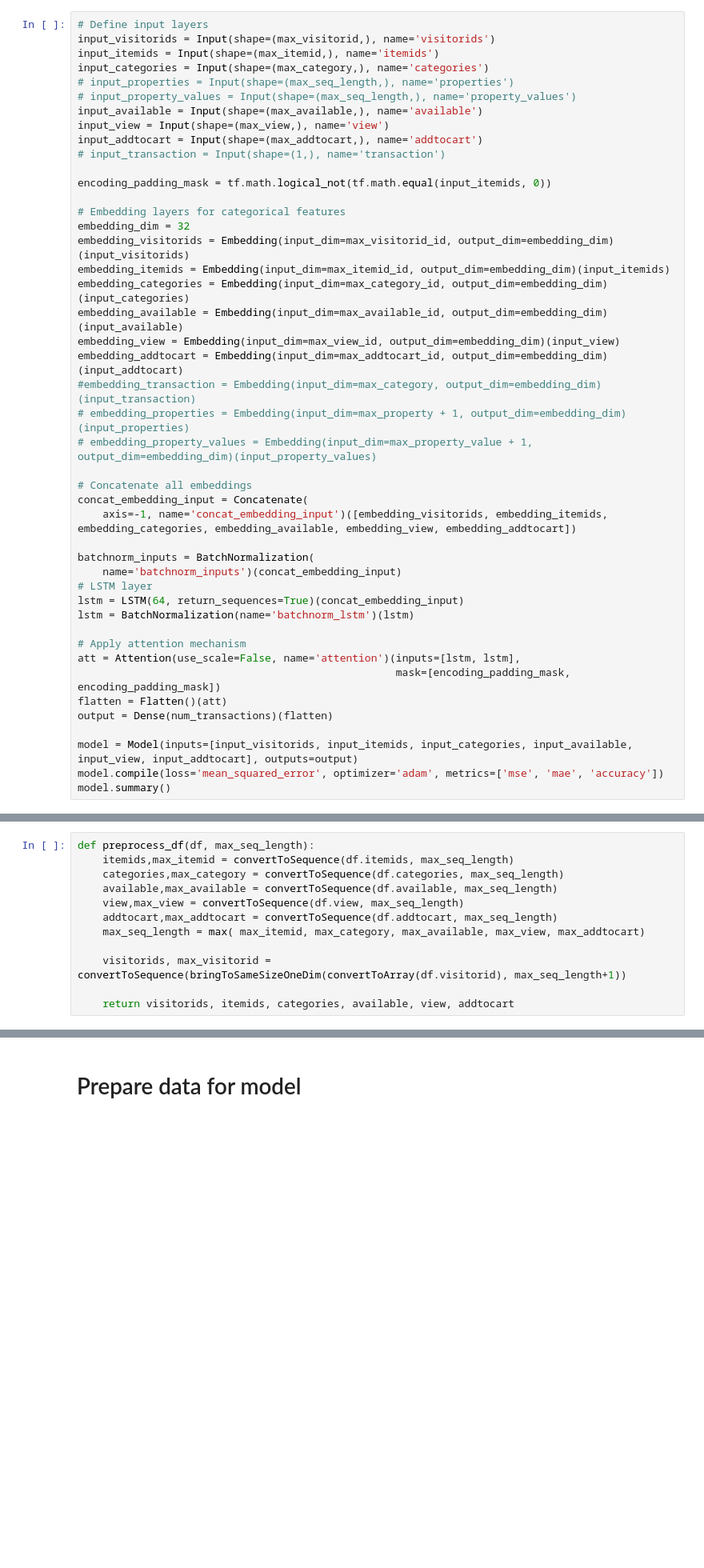
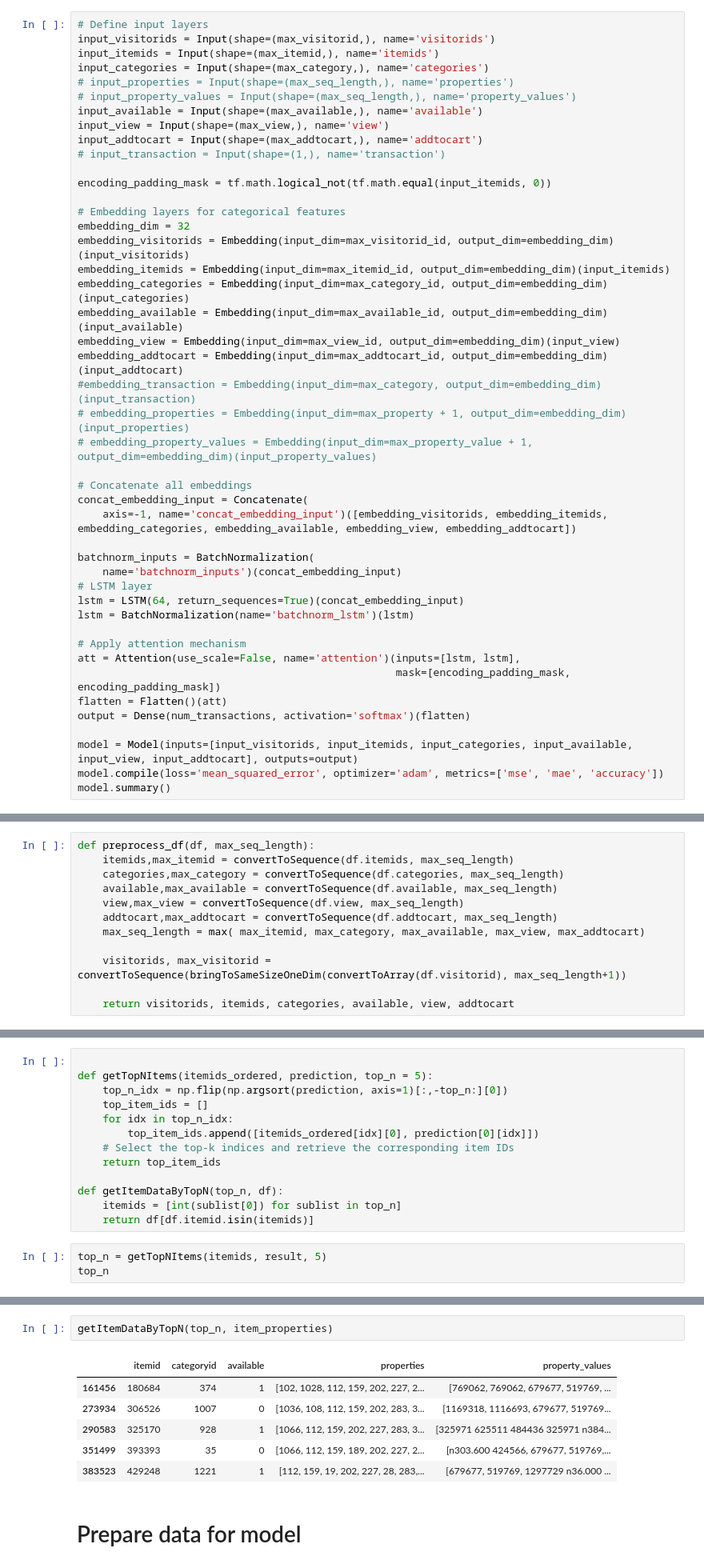
Before and after one commit to tomhuber96/master-thesis-practical-part, a Jupyter notebook: DL/retailrocket/detail_rocket_lstm_attention2.ipynb, the cells around one changed output, grey strips where cells are left out. Shown at 80% size. Saved outputs shown, nothing was run; the diff lists cells and outputs as text; blank space fills up the shorter version.

Commit message:
feat(rnn): detailrocket create prediction

```diff
--- a/DL/retailrocket/detail_rocket_lstm_attention2.ipynb
+++ b/DL/retailrocket/detail_rocket_lstm_attention2.ipynb
@@ -259,7 +259,7 @@ lstm = BatchNormalization(name='batchnorm_lstm')(lstm)
 att = Attention(use_scale=False, name='attention')(inputs=[lstm, lstm],
                                                    mask=[encoding_padding_mask, encoding_padding_mask])
 flatten = Flatten()(att)
-output = Dense(num_transactions)(flatten)
+output = Dense(num_transactions, activation='softmax')(flatten)
 
 model = Model(inputs=[input_visitorids, input_itemids, input_categories, input_available, input_view, input_addtocart], outputs=output)
 model.compile(loss='mean_squared_error', optimizer='adam', metrics=['mse', 'mae', 'accuracy'])
@@ -358,0 +360,16 @@ array([[-1.022852  , -1.0886898 ,  1.1256257 ,  1.1768901 , -1.0393275 ,
+# %%
+
+def getTopNItems(itemids_ordered, prediction, top_n = 5):
+    top_n_idx = np.flip(np.argsort(prediction, axis=1)[:,-top_n:][0])
+    top_item_ids = []
+    for idx in top_n_idx:
+        top_item_ids.append([itemids_ordered[idx][0], prediction[0][idx]])
+    # Select the top-k indices and retrieve the corresponding item IDs
+    return top_item_ids
+
+def getItemDataByTopN(top_n, df):
+    itemids = [int(sublist[0]) for sublist in top_n]
+    return df[df.itemid.isin(itemids)]
+# %%
+top_n = getTopNItems(itemids, result, 5)
+top_n
@@ -359,2 +382,11 @@ array([[-1.022852  , -1.0886898 ,  1.1256257 ,  1.1768901 , -1.0393275 ,
+# %%
+getItemDataByTopN(top_n, item_properties)
+# %% [output]
+|  | itemid | categoryid | available | properties | property_values |
+| 161456 | 180684 | 374 | 1 | [102, 1028, 112, 159, 202, 227, 2... | [769062, 769062, 679677, 519769, ... |
+| 273934 | 306526 | 1007 | 0 | [1036, 108, 112, 159, 202, 283, 3... | [1169318, 1116693, 679677, 519769... |
+| 290583 | 325170 | 928 | 1 | [1066, 112, 159, 202, 227, 283, 3... | [325971 625511 484436 325971 n384... |
+| 351499 | 393393 | 35 | 0 | [1066, 112, 159, 189, 202, 227, 2... | [n303.600 424566, 679677, 519769,... |
+| 383523 | 429248 | 1221 | 1 | [112, 159, 19, 202, 227, 28, 283,... | [679677, 519769, 1297729 n36.000 ... |
 # %% [markdown]
 # Prepare data for model
```
Also changed, not shown: parts of 6 cells of this notebook.
